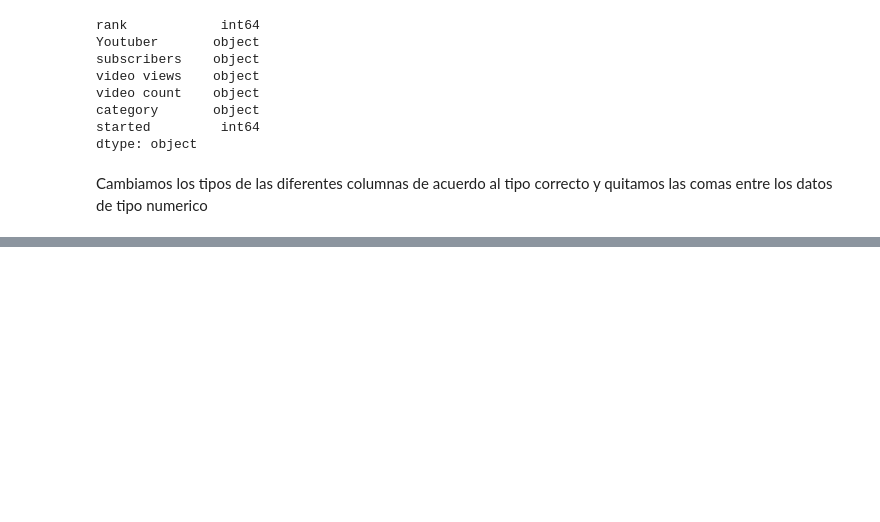
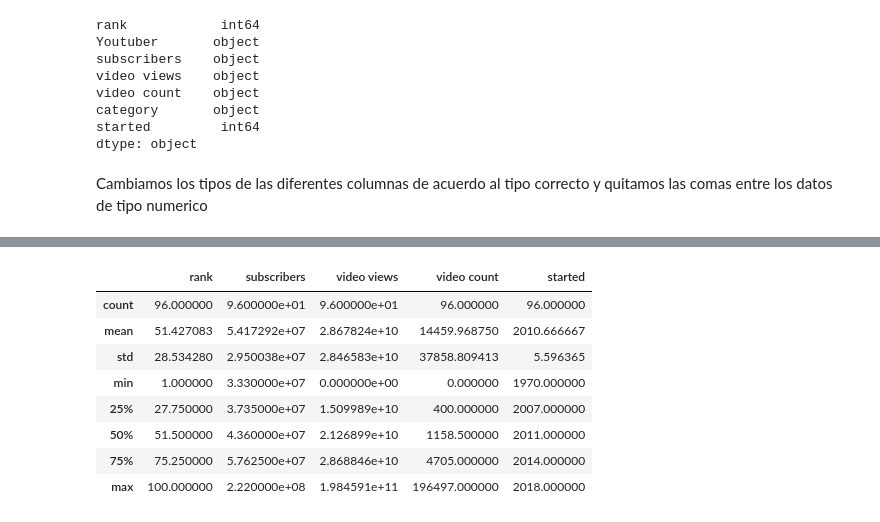
Before and after one commit to JorgeHdzRiv/Canales-de-Youtube-con-mas-suscriptores, a Jupyter notebook: notebook.ipynb, the cells around one changed output, grey strips where cells are left out. Saved outputs shown, nothing was run; the diff lists cells and outputs as text; code cells hidden in the pictures; blank space fills up the shorter version.

```diff
--- a/notebook.ipynb
+++ b/notebook.ipynb
@@ -125,0 +217,12 @@ ValueError: invalid literal for int() with base 10: '222,000,000'
+# %%
+df.describe()
+# %% [output]
+|  | rank | subscribers | video views | video count | started |
+| count | 96.000000 | 9.600000e+01 | 9.600000e+01 | 96.000000 | 96.000000 |
+| mean | 51.427083 | 5.417292e+07 | 2.867824e+10 | 14459.968750 | 2010.666667 |
+| std | 28.534280 | 2.950038e+07 | 2.846583e+10 | 37858.809413 | 5.596365 |
+| min | 1.000000 | 3.330000e+07 | 0.000000e+00 | 0.000000 | 1970.000000 |
+| 25% | 27.750000 | 3.735000e+07 | 1.509989e+10 | 400.000000 | 2007.000000 |
+| 50% | 51.500000 | 4.360000e+07 | 2.126899e+10 | 1158.500000 | 2011.000000 |
+| 75% | 75.250000 | 5.762500e+07 | 2.868846e+10 | 4705.000000 | 2014.000000 |
+| max | 100.000000 | 2.220000e+08 | 1.984591e+11 | 196497.000000 | 2018.000000 |
```
Also changed, not shown: parts of 16 cells of this notebook.
